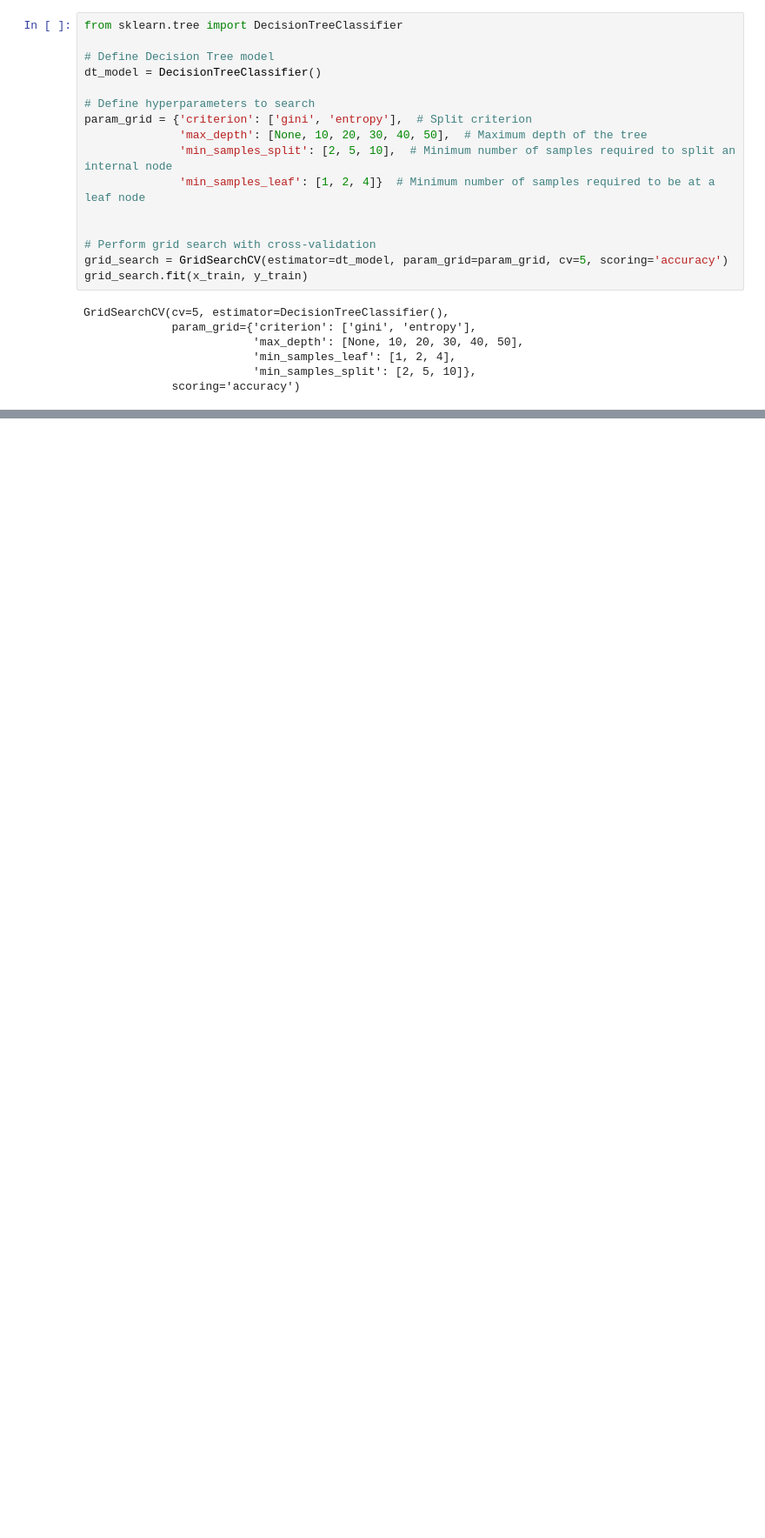
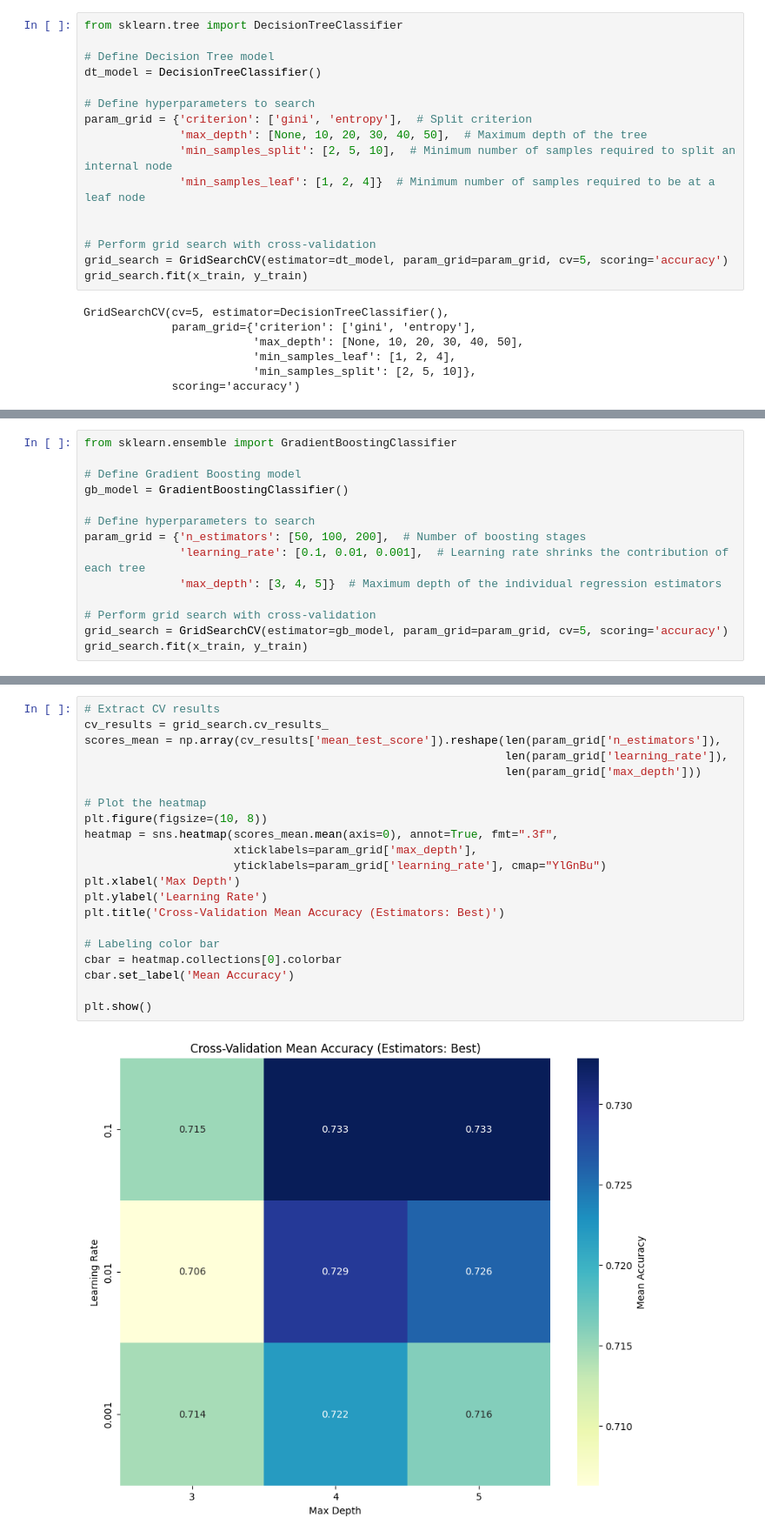
Before and after one commit to Dare-Badejo-001/XGBoostModels, a Jupyter notebook: diabetes_all_model.ipynb, the cells around one changed output, grey strips where cells are left out. Shown at 87% size. Saved outputs shown, nothing was run; the diff lists cells and outputs as text; blank space fills up the shorter version.

```diff
--- a/diabetes_all_model.ipynb
+++ b/diabetes_all_model.ipynb
@@ -285,0 +425,14 @@ print(classification_report(y_test, dt_predict))
+# %%
+from sklearn.ensemble import GradientBoostingClassifier
+
+# Define Gradient Boosting model
+gb_model = GradientBoostingClassifier()
+
+# Define hyperparameters to search
+param_grid = {'n_estimators': [50, 100, 200],  # Number of boosting stages
+              'learning_rate': [0.1, 0.01, 0.001],  # Learning rate shrinks the contribution of each tree
+              'max_depth': [3, 4, 5]}  # Maximum depth of the individual regression estimators
+
+# Perform grid search with cross-validation
+grid_search = GridSearchCV(estimator=gb_model, param_grid=param_grid, cv=5, scoring='accuracy')
+grid_search.fit(x_train, y_train)
@@ -285,0 +478,23 @@ print(classification_report(y_test, dt_predict))
+# %%
+# Extract CV results
+cv_results = grid_search.cv_results_
+scores_mean = np.array(cv_results['mean_test_score']).reshape(len(param_grid['n_estimators']),
+                                                              len(param_grid['learning_rate']),
+                                                              len(param_grid['max_depth']))
+
+# Plot the heatmap
+plt.figure(figsize=(10, 8))
+heatmap = sns.heatmap(scores_mean.mean(axis=0), annot=True, fmt=".3f",
+                      xticklabels=param_grid['max_depth'],
+                      yticklabels=param_grid['learning_rate'], cmap="YlGnBu")
+plt.xlabel('Max Depth')
+plt.ylabel('Learning Rate')
+plt.title('Cross-Validation Mean Accuracy (Estimators: Best)')
+
+# Labeling color bar
+cbar = heatmap.collections[0].colorbar
+cbar.set_label('Mean Accuracy')
+
+plt.show()
+# %% [output]
+[figure, added]
```
Also changed, not shown: parts of 16 cells of this notebook, 1 other file.
